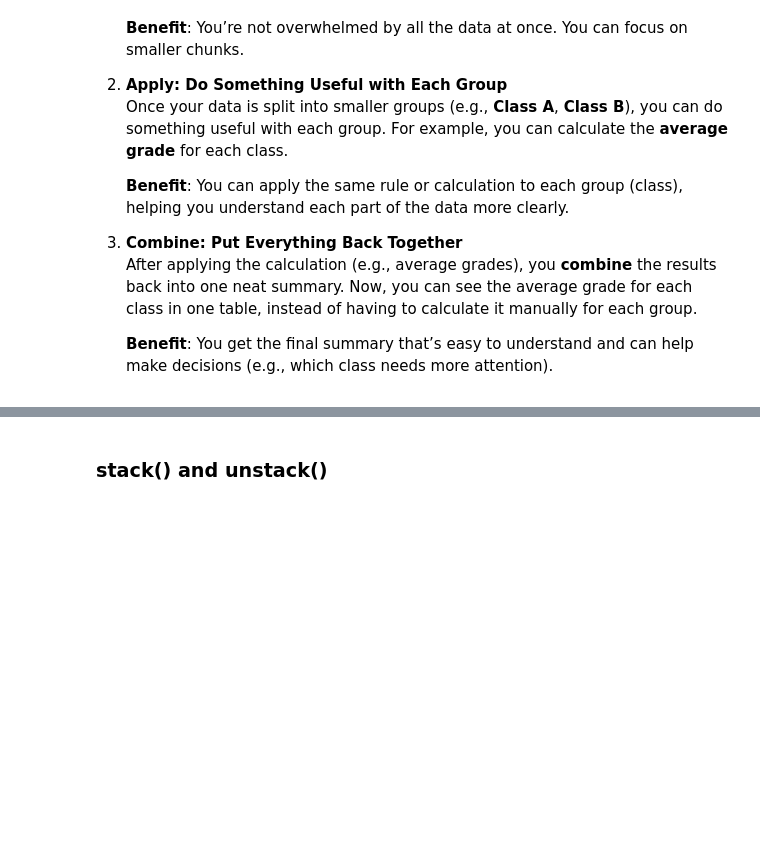
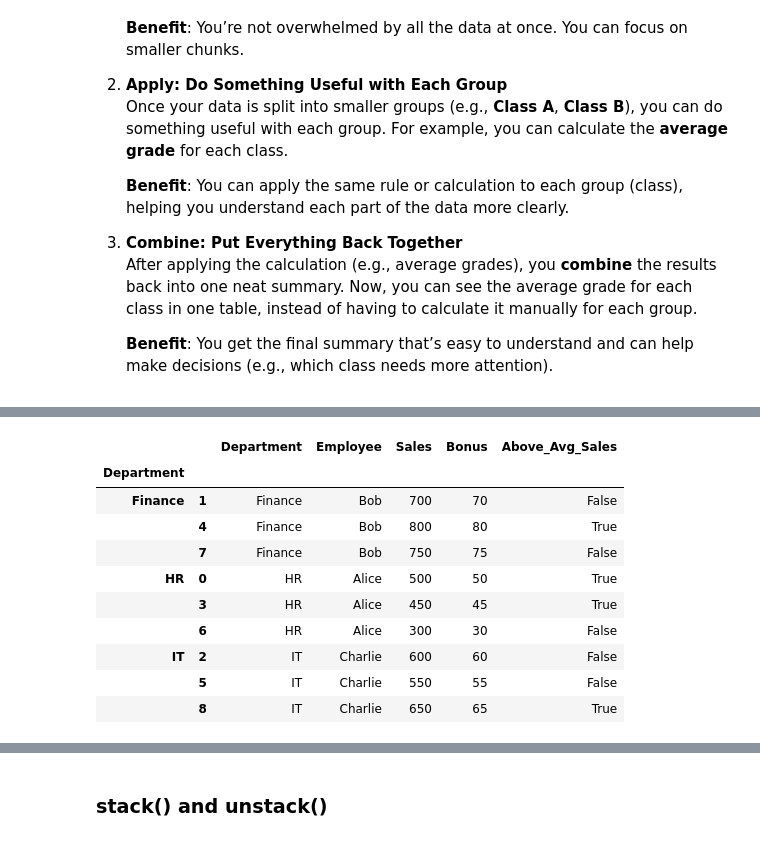
Before and after one commit to ashokonmi3/Python-Learning, a Jupyter notebook: Data Science/NB_13_Groupby.ipynb, the cells around one changed output, grey strips where cells are left out. Cells and saved outputs as stored; diff of their text form; code cells hidden in the pictures; blank space fills up the shorter version.

```diff
--- a/Data Science/NB_13_Groupby.ipynb
+++ b/Data Science/NB_13_Groupby.ipynb
@@ -1126,0 +755,23 @@ summary.reset_index()
+# %%
+# Custom function to add group-specific column
+def add_above_avg_flag(group):
+    group['Above_Avg_Sales'] = group['Sales'] > group['Sales'].mean()
+    return group
+
+
+# Apply the custom function
+df_with_flag = df.groupby('Department').apply(add_above_avg_flag)
+
+df_with_flag
+# %% [output]
+|  |  | Department | Employee | Sales | Bonus | Above_Avg_Sales |
+| Department |  |  |  |  |  |  |
+| Finance | 1 | Finance | Bob | 700 | 70 | False |
+|  | 4 | Finance | Bob | 800 | 80 | True |
+|  | 7 | Finance | Bob | 750 | 75 | False |
+| HR | 0 | HR | Alice | 500 | 50 | True |
+|  | 3 | HR | Alice | 450 | 45 | True |
+|  | 6 | HR | Alice | 300 | 30 | False |
+| IT | 2 | IT | Charlie | 600 | 60 | False |
+|  | 5 | IT | Charlie | 550 | 55 | False |
+|  | 8 | IT | Charlie | 650 | 65 | True |
```
Also changed, not shown: parts of 220 cells of this notebook, 1 other file.
